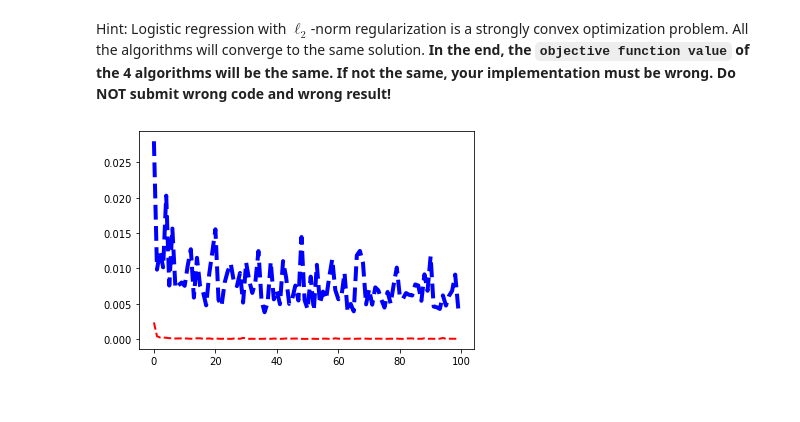
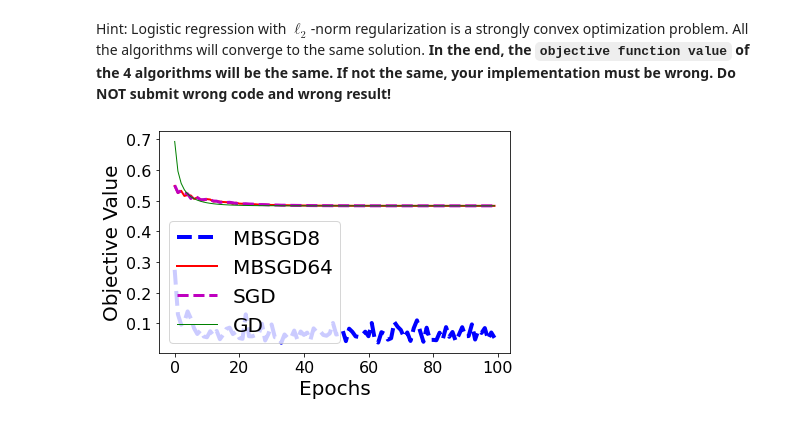
Before and after one commit to mycicle/cs583, a Jupyter notebook: assignments/HM2/HM2.ipynb, the cells around one changed output. Saved outputs shown, nothing was run; the diff lists cells and outputs as text; code cells hidden in the pictures.

Commit message:
MBSGD works!
Signed-off-by: Mycicle <mikedigregorio135@gmail.com>

```diff
--- a/assignments/HM2/HM2.ipynb
+++ b/assignments/HM2/HM2.ipynb
@@ -452,7 +514,6 @@ def mb_sgd(x, y, lam, b, stepsize, max_epoch=100, w=None):
         w = numpy.zeros((d, 1)) # zero initialization
 
     num_batches: int = n // b
-    objval = 0 # accumulate the objective values
     for e in range(max_epoch):
         rand_indices: numpy.ndarray = numpy.random.permutation(n)
         x_rand: numpy.ndarray = x[rand_indices, ...]
@@ -461,10 +522,7 @@ def mb_sgd(x, y, lam, b, stepsize, max_epoch=100, w=None):
         x_batch: numpy.ndarray = numpy.split(x_rand, num_batches)
         y_batch: numpy.ndarray = numpy.split(y_rand, num_batches)
         objval = 0 # accumulate objective values
-
         for i in range(num_batches):
-            start: int = b*i
-            end: int = start + b
             obj, g = mb_stochastic_objective_gradient(w, x_batch[i], y_batch[i], lam, b)
             objval += obj
             w -= stepsize*g
@@ -472,7 +530,7 @@ def mb_sgd(x, y, lam, b, stepsize, max_epoch=100, w=None):
         stepsize *= 0.9 # decrease step size
         objval /= num_batches
         objvals[e] = objval
-        print(f'Objective value at epoch e={str(round(e)} is {str(objval)}')
+        print(f'Objective value at epoch e={str(e)} is {str(numpy.round(objval, 5))}')
 
 
 
@@ -482,8 +573,8 @@ def mb_sgd(x, y, lam, b, stepsize, max_epoch=100, w=None):
 # %%
-# MB-SGD with batch size b=8
+# MB-SGD with batch size b=64
 lam = 1E-6 # do not change
-b = 8 # do not change
-stepsize = 0.1 # you must tune this parameter
+b = 64 # do not change
+stepsize = 0.6 # you must tune this parameter
 
-w, objvals_mbsgd8 = mb_sgd(x_train, y_train, lam, b, stepsize)
+w, objvals_mbsgd64 = mb_sgd(x_train, y_train, lam, b, stepsize)
 # %% [output]
@@ -550,10 +623,19 @@ Hint: Logistic regression with $\ell_2$-norm regularization is a strongly convex
 # %%
 fig = plt.figure(figsize=(6, 4))
 epochs_mbsgd8 = range(len(objvals_mbsgd8))
 epochs_mbsgd64 = range(len(objvals_mbsgd64))
 
 line0, = plt.plot(epochs_mbsgd8, objvals_mbsgd8, '--b', LineWidth=4)
-line1, = plt.plot(epochs_mbsgd64, objvals_mbsgd64, '--r', LineWidth=2)
+line1, = plt.plot(epochs_mbsgd64, objvals_mbsgd64, '-r', LineWidth=2)
+line2, = plt.plot(epochs_sgd, objvals_sgd, '--m', LineWidth=3)
+line3, = plt.plot(epochs_gd, objvals_gd, '-g', LineWidth=1)
+plt.xlabel('Epochs', FontSize=20)
+plt.ylabel('Objective Value', FontSize=20)
+plt.xticks(FontSize=16)
+plt.yticks(FontSize=16)
+plt.legend([line0, line1, line2, line3], ["MBSGD8", "MBSGD64", "SGD", "GD"], fontsize=20)
+plt.tight_layout()
 plt.show()
+fig.savefig('compare_mbsgd_gd_sgd.pdf', format='pdf', dpi=1200)
 # %% [output]
-[figure, old version]
+[figure, new version]
```
Also changed, not shown: parts of 6 cells of this notebook, 2 other files.
